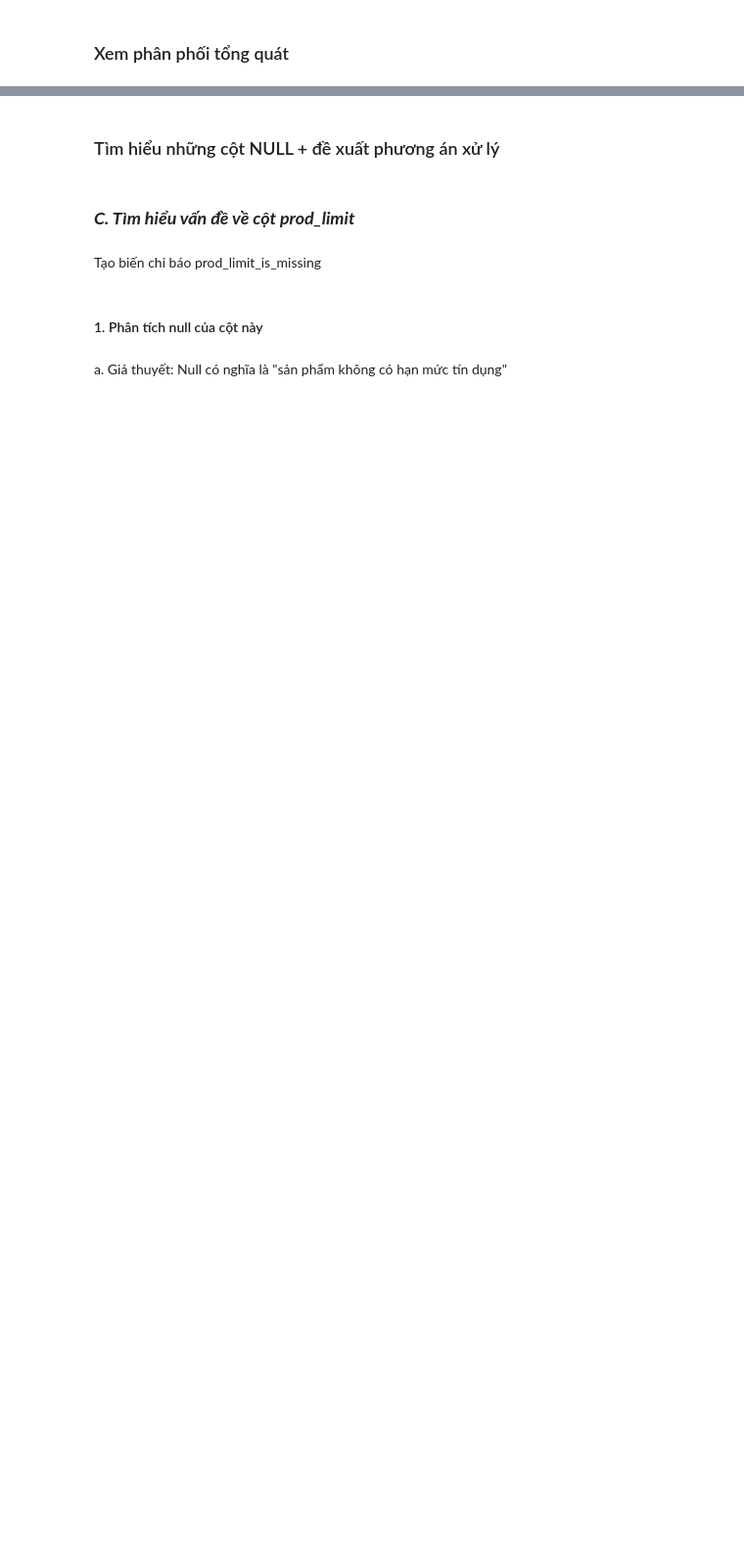
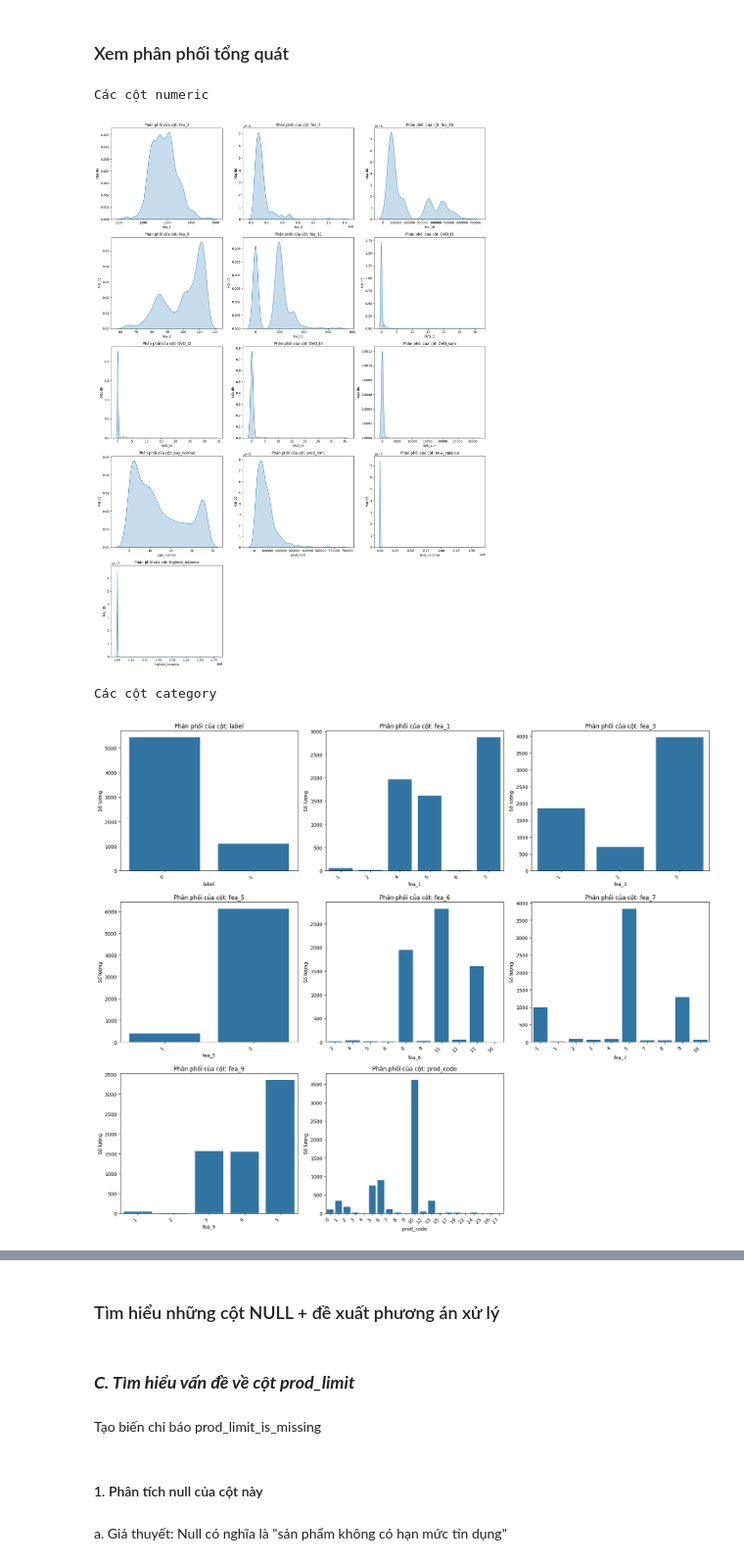
Before and after one commit to thethien8a/Machine-Learning-Project, a Jupyter notebook: Random Forest/decision_sp_2.ipynb, the cells around one changed output, grey strips where cells are left out. Shown at 98% size. Drawn from its saved outputs; the diff is of its cells as text; code cells hidden in the pictures; blank space fills up the shorter version.

Commit message:
test push on vscode

```diff
--- a/Random Forest/decision_sp_2.ipynb
+++ b/Random Forest/decision_sp_2.ipynb
@@ -82,0 +143,2 @@ missing_values_table(df_full)
+# %%
+train_df, test_df = train_test_split(df_full, test_size=0.2, random_state=42, stratify=df_full['label'])
@@ -90,7 +161,7 @@ numerical_cols = [
     'prod_limit', 'new_balance', 'highest_balance'
 ]
 categorical_cols = [
-    'label', 'fea_1', 'fea_3', 'fea_5', 'fea_6', 'fea_7',  'fea_9',
+    'label','fea_1', 'fea_3', 'fea_5', 'fea_6', 'fea_7',  'fea_9',
     'prod_code'
 ]
 
@@ -102,41 +173,46 @@ fig_numerical, axes_numerical = plt.subplots(n_rows_numerical, 3, figsize=(18, n
 axes_numerical = axes_numerical.flatten()
 
 for i, col in enumerate(numerical_cols):
-    sns.kdeplot(data=df_full, x=col, fill=True, ax=axes_numerical[i])
+    sns.kdeplot(data=train_df, x=col, fill=True, ax=axes_numerical[i])
     axes_numerical[i].set_title(f'Phân phối của cột: {col}')
     axes_numerical[i].set_xlabel(col)
     axes_numerical[i].set_ylabel('Mật độ')
 
 # Ẩn các subplot không sử dụng
 for j in range(i + 1, len(axes_numerical)):
     fig_numerical.delaxes(axes_numerical[j])
 
 plt.tight_layout()
 plt.show()
 
 # Vẽ biểu đồ cột cho các cột phân loại (3 đồ thị trên 1 hàng)
 print("Các cột category")
 n_categorical = len(categorical_cols)
 n_rows_categorical = math.ceil(n_categorical / 3)
 fig_categorical, axes_categorical = plt.subplots(n_rows_categorical, 3, figsize=(18, n_rows_categorical * 5))
 axes_categorical = axes_categorical.flatten()
 
 for i, col in enumerate(categorical_cols):
-    sns.countplot(data=df_full, x=col, ax=axes_categorical[i])
+    sns.countplot(data=train_df, x=col, ax=axes_categorical[i])
     axes_categorical[i].set_title(f'Phân phối của cột: {col}')
     axes_categorical[i].set_xlabel(col)
     axes_categorical[i].set_ylabel('Số lượng')
 
     # Sửa lỗi ở đây: Sử dụng set_xticklabels để xoay và căn chỉnh nhãn
     axes_categorical[i].set_xticklabels(axes_categorical[i].get_xticklabels(), rotation=45, ha='right')
 
 
 # Ẩn các subplot không sử dụng
 for j in range(i + 1, len(axes_categorical)):
     fig_categorical.delaxes(axes_categorical[j])
 
 plt.tight_layout()
 plt.show()
+# %% [output]
+Các cột numeric
+[figure, added]
+Các cột category
+[figure, added]
 # %%
 # Xác định các cột số (bao gồm fea_8 và fea_10)
 numerical_cols = [
```
Also changed, not shown: parts of 130 cells of this notebook.
